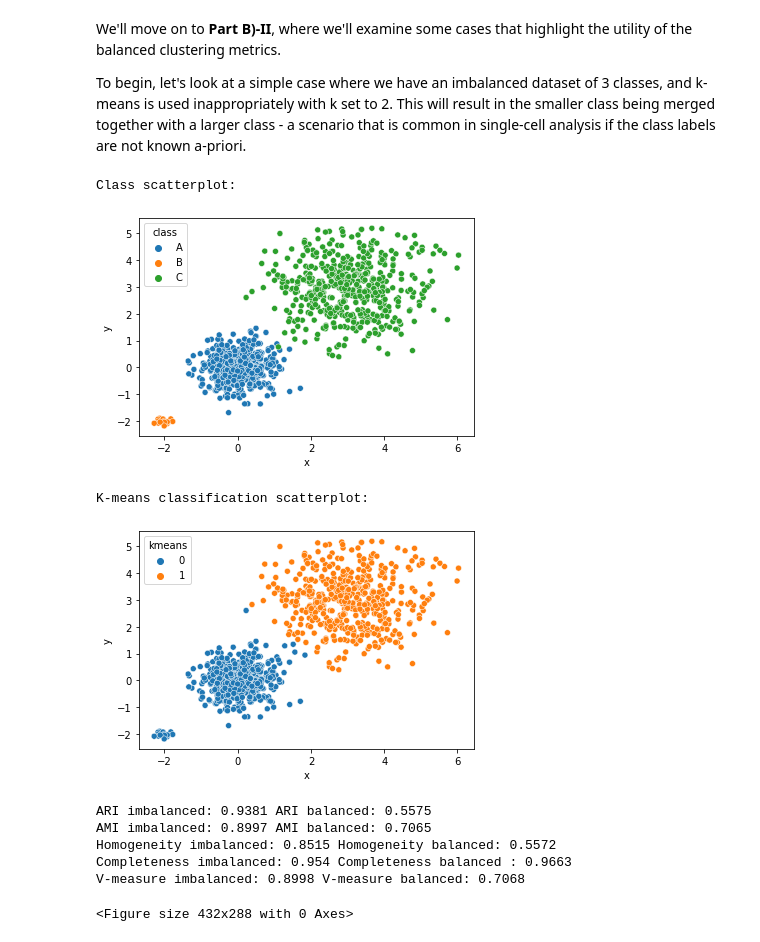
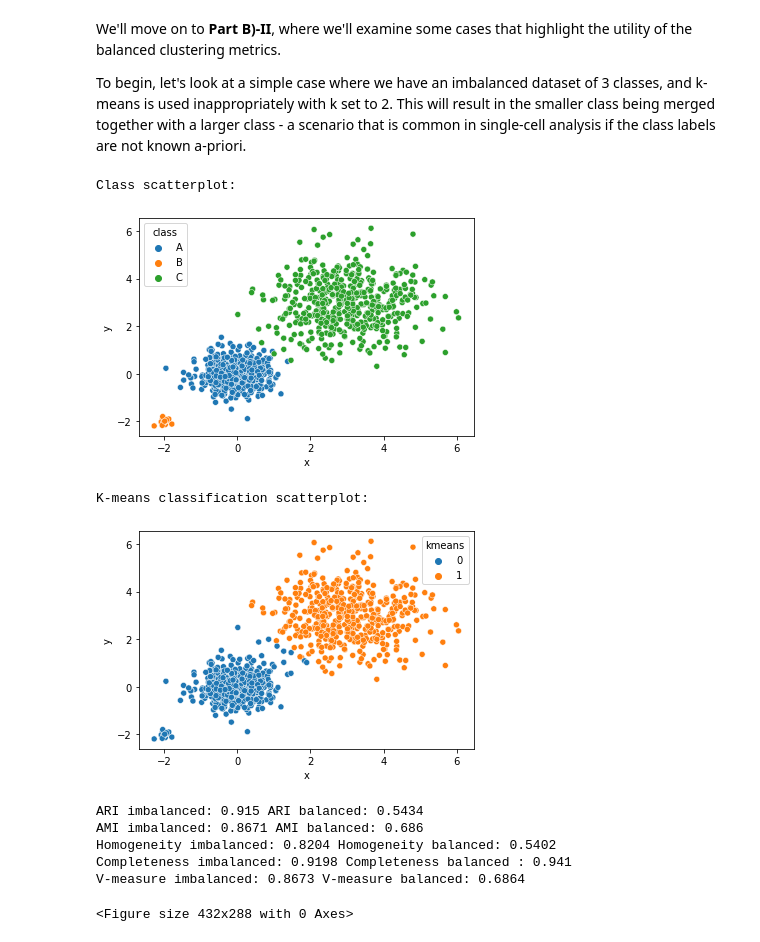
Before and after one commit to hsmaan/balanced-clustering, a Jupyter notebook: notebooks/01_imbalanced_metric_demo.ipynb, the cells around one changed output. Saved outputs shown, nothing was run; the diff lists cells and outputs as text; code cells hidden in the pictures.

```diff
--- a/notebooks/01_imbalanced_metric_demo.ipynb
+++ b/notebooks/01_imbalanced_metric_demo.ipynb
@@ -42,13 +42,13 @@ from imbalanced_clustering import balanced_adjusted_rand_index, \
 # %% [markdown]
 We can begin testing random clustering by sampling data from a uniform distribution for 3 classes, and then performing k-means clustering (k = 3) on them. This should result in clusters that have the same number of classes in each of them. Let's see how the metrics behave when the classes are balanced (same number in each) in this respect. This will be **Sanity check #1**:
 # %%
-# Set a seed for reproducibility
+# Set a seed for reproducibility and create generator
 np.random.seed(42)
 
 # Sample three classes from a uniform distribution
-c_1 = np.random.uniform(0, 100, (500, 2))
-c_2 = np.random.uniform(0, 100, (500, 2))
-c_3 = np.random.uniform(0, 100, (500, 2))
+c_1 = np.random.default_rng(seed = 0).uniform(0, 100, (500, 2))
+c_2 = np.random.default_rng(seed = 1).uniform(0, 100, (500, 2))
+c_3 = np.random.default_rng(seed = 2).uniform(0, 100, (500, 2))
 
 # Plot the given results for each class using seaborn
 # Ensure to clear plot afterwards
@@ -75,7 +75,7 @@ plt.clf()
 
 # Perform k-means clustering with k = 3, and plot the results
 cluster_arr = np.array(cluster_df.iloc[:, 0:2])
-kmeans_res = KMeans(n_clusters = 3).fit_predict(X = cluster_arr)
+kmeans_res = KMeans(n_clusters = 3, random_state = 42).fit_predict(X = cluster_arr)
 
 cluster_df["kmeans"] = kmeans_res # Add k-means to cluster df
 print("K-means classification scatterplot:")
@@ -408,9 +408,9 @@ To begin, let's look at a simple case where we have an imbalanced dataset of 3 c
 # %%
 # Sample three classes from separated gaussian distributions with varying
 # standard deviations and class size
-c_1 = np.random.normal(loc = 0, scale = 0.5, size = (500, 2))
-c_2 = np.random.normal(loc = -2, scale = 0.1, size = (20, 2))
-c_3 = np.random.normal(loc = 3, scale = 1, size = (500, 2))
+c_1 = np.random.default_rng(seed = 0).normal(loc = 0, scale = 0.5, size = (500, 2))
+c_2 = np.random.default_rng(seed = 1).normal(loc = -2, scale = 0.1, size = (20, 2))
+c_3 = np.random.default_rng(seed = 2).normal(loc = 3, scale = 1, size = (500, 2))
 
 # Plot the given results for each class using seaborn
 # Ensure to clear plot afterwards
@@ -437,7 +437,7 @@ plt.clf()
 
 # Perform k-means clustering with k = 2, and plot the results
 cluster_arr = np.array(cluster_df.iloc[:, 0:2])
-kmeans_res = KMeans(n_clusters = 2).fit_predict(X = cluster_arr)
+kmeans_res = KMeans(n_clusters = 2, random_state = 42).fit_predict(X = cluster_arr)
 
 cluster_df["kmeans"] = kmeans_res # Add k-means to cluster df
 print("K-means classification scatterplot:")
@@ -450,40 +450,40 @@ sns.scatterplot(
 plt.show()
 plt.clf()
 
 # Return and print balanced and imbalanced comparisons
 aris, amis, homogs, completes, v_measures = return_metrics(
     class_arr = cluster_df["class"], cluster_arr = cluster_df["kmeans"]
 )
 print(
     "ARI imbalanced: " + str(round(aris[0], 4)) + " " +
     "ARI balanced: " + str(round(aris[1], 4))
 )
 print(
     "AMI imbalanced: " + str(round(amis[0], 4)) + " " +
     "AMI balanced: " + str(round(amis[1], 4))
 )
 print(
     "Homogeneity imbalanced: " + str(round(homogs[0], 4)) + " " +
     "Homogeneity balanced: " + str(round(homogs[1], 4))
 )
 print(
     "Completeness imbalanced: " + str(round(completes[0], 4)) + " " +
     "Completeness balanced : " + str(round(completes[1], 4))
 )
 print(
     "V-measure imbalanced: " + str(round(v_measures[0], 4)) + " " +
     "V-measure balanced: " + str(round(v_measures[1], 4))
 )
 # %% [output]
 Class scatterplot:
-[figure, old version]
+[figure, new version]
 K-means classification scatterplot:
-[figure, old version]
+[figure, new version]
-ARI imbalanced: 0.9381 ARI balanced: 0.5575
-AMI imbalanced: 0.8997 AMI balanced: 0.7065
-Homogeneity imbalanced: 0.8515 Homogeneity balanced: 0.5572
-Completeness imbalanced: 0.954 Completeness balanced : 0.9663
-V-measure imbalanced: 0.8998 V-measure balanced: 0.7068
+ARI imbalanced: 0.915 ARI balanced: 0.5434
+AMI imbalanced: 0.8671 AMI balanced: 0.686
+Homogeneity imbalanced: 0.8204 Homogeneity balanced: 0.5402
+Completeness imbalanced: 0.9198 Completeness balanced : 0.941
+V-measure imbalanced: 0.8673 V-measure balanced: 0.6864
 <Figure size 432x288 with 0 Axes>
 # %% [markdown]
 As we expected, the balanced metrics, which weigh the misclustering of class B with equal proportion as the correct clustering of classes A and C, have lower scores for the ARI, AMI, Homogeneity and V-measure. This indicates that the balanced metrics are working as intended, and we can see that the Adjusted Rand Index penalizes this result much more harshly than the entropy-based measures (Adjusted Mutual Information, V-measure).
```
Also changed, not shown: parts of 9 cells of this notebook.
